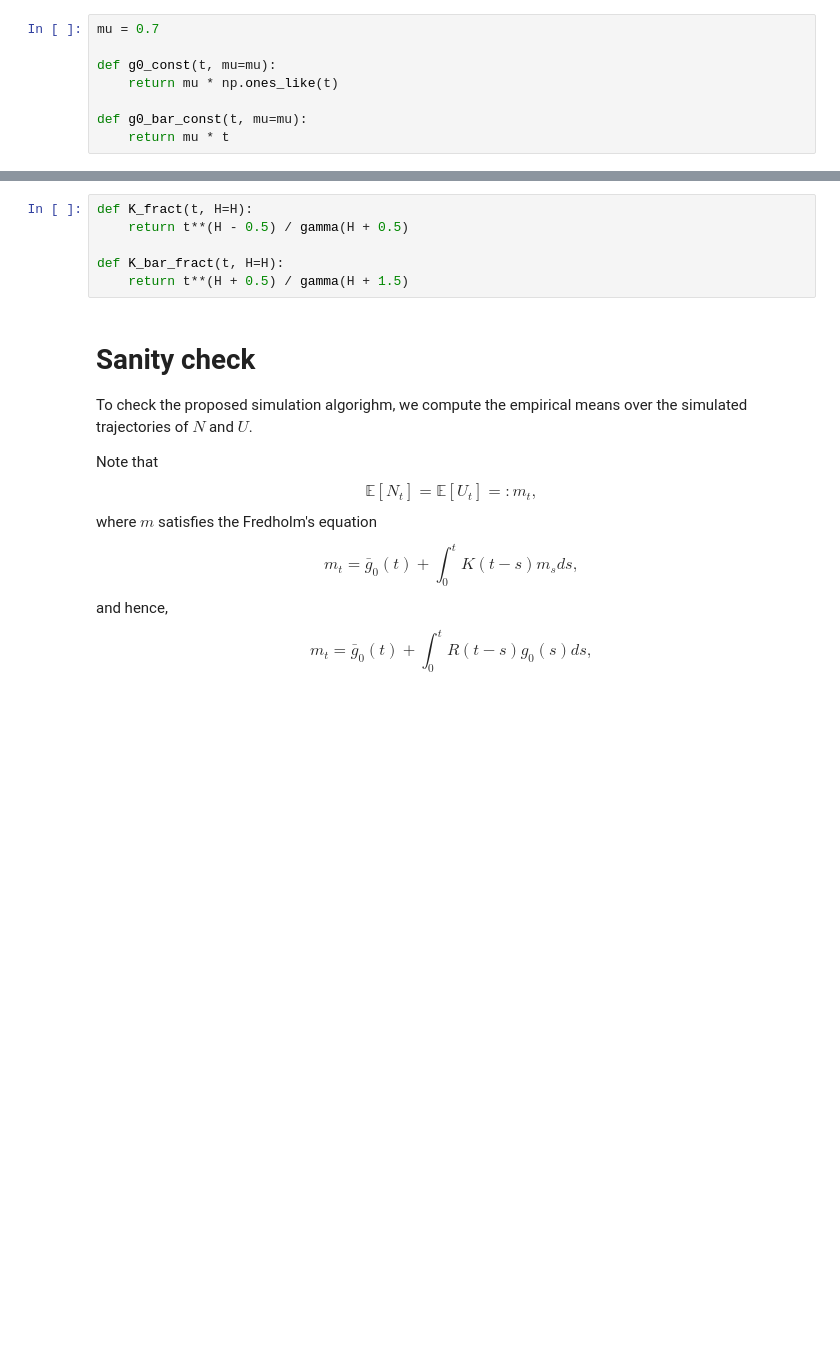
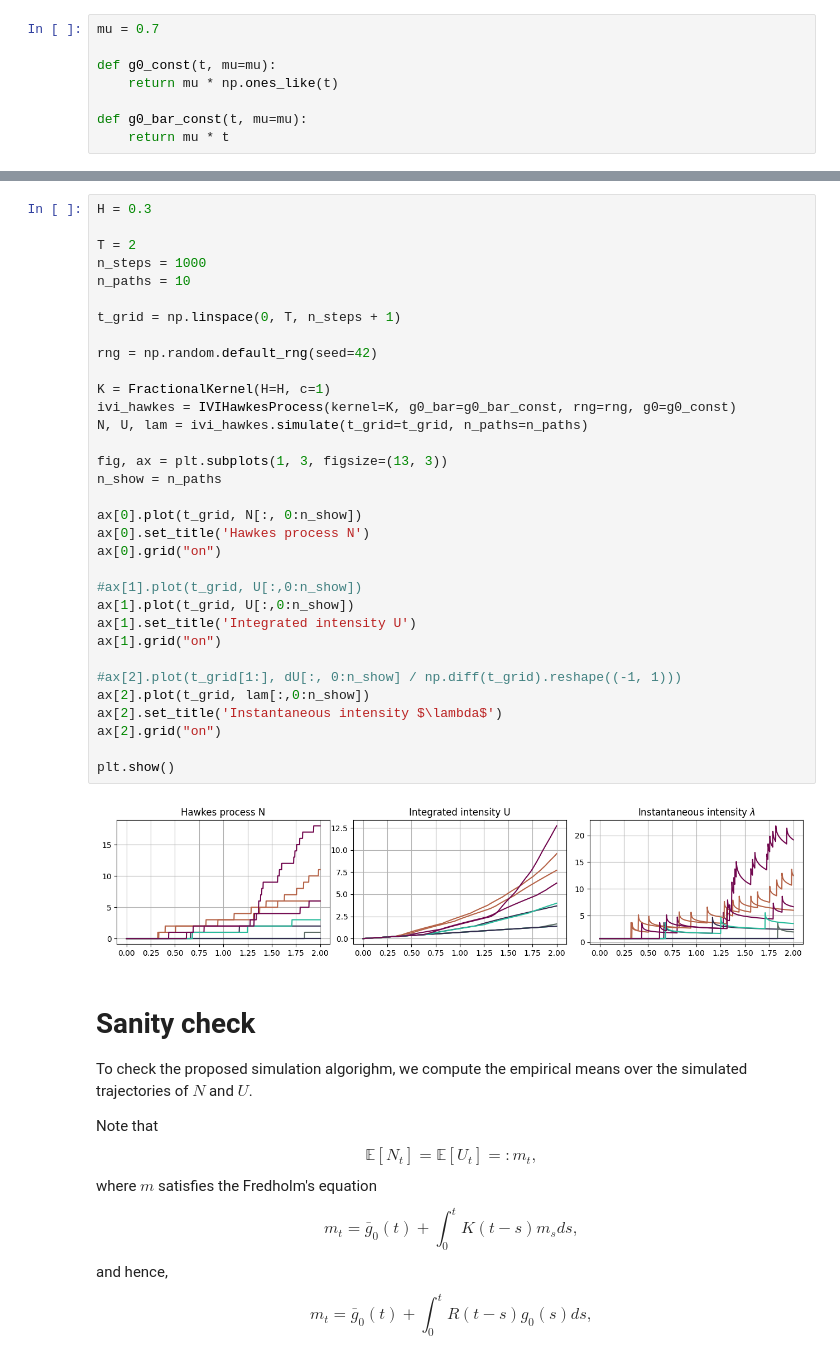
Before and after one commit to MrG1raffe/volterra_hawkes, a Jupyter notebook: notebooks/iVi_Hawkes_simulation.ipynb, the cells around one changed output, grey strips where cells are left out. Cells and saved outputs as stored; diff of their text form; blank space fills up the shorter version.

```diff
--- a/notebooks/iVi_Hawkes_simulation.ipynb
+++ b/notebooks/iVi_Hawkes_simulation.ipynb
@@ -178,9 +135,38 @@ plt.show()
-# %%
-def K_fract(t, H=H):
-    return t**(H - 0.5) / gamma(H + 0.5)
-
-def K_bar_fract(t, H=H):
-    return t**(H + 0.5) / gamma(H + 1.5)
+# %%
+H = 0.3
+
+T = 2
+n_steps = 1000
+n_paths = 10
+
+t_grid = np.linspace(0, T, n_steps + 1)
+
+rng = np.random.default_rng(seed=42)
+
+K = FractionalKernel(H=H, c=1)
+ivi_hawkes = IVIHawkesProcess(kernel=K, g0_bar=g0_bar_const, rng=rng, g0=g0_const)
+N, U, lam = ivi_hawkes.simulate(t_grid=t_grid, n_paths=n_paths)
+
+fig, ax = plt.subplots(1, 3, figsize=(13, 3))
+n_show = n_paths
+
+ax[0].plot(t_grid, N[:, 0:n_show])
+ax[0].set_title('Hawkes process N')
+ax[0].grid("on")
+
+#ax[1].plot(t_grid, U[:,0:n_show])
+ax[1].plot(t_grid, U[:,0:n_show])
+ax[1].set_title('Integrated intensity U')
+ax[1].grid("on")
+
+#ax[2].plot(t_grid[1:], dU[:, 0:n_show] / np.diff(t_grid).reshape((-1, 1)))
+ax[2].plot(t_grid, lam[:,0:n_show])
+ax[2].set_title('Instantaneous intensity $\lambda$')
+ax[2].grid("on")
+
+plt.show()
+# %% [output]
+[figure, added]
 # %% [markdown]
 # Sanity check
 
```
Also changed, not shown: parts of 4 cells of this notebook, 11 other files.
